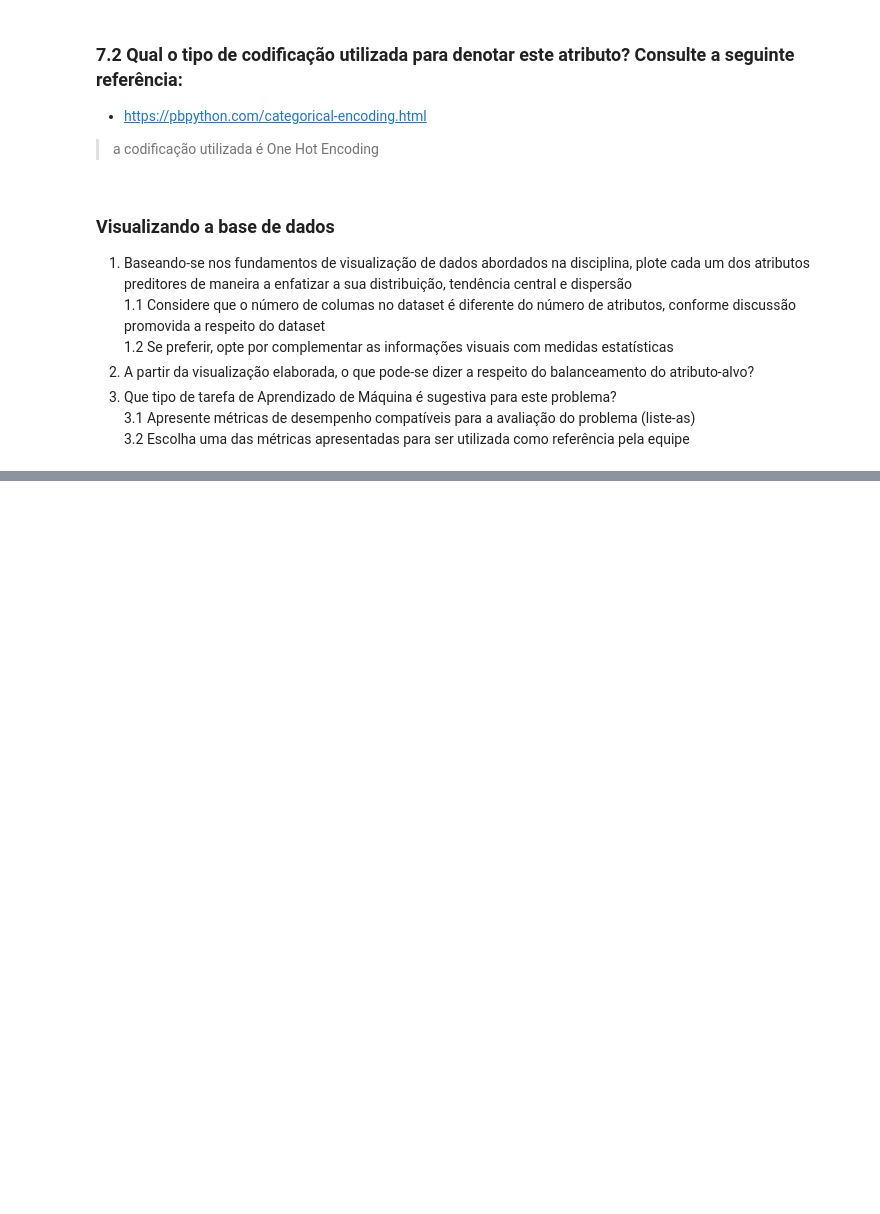
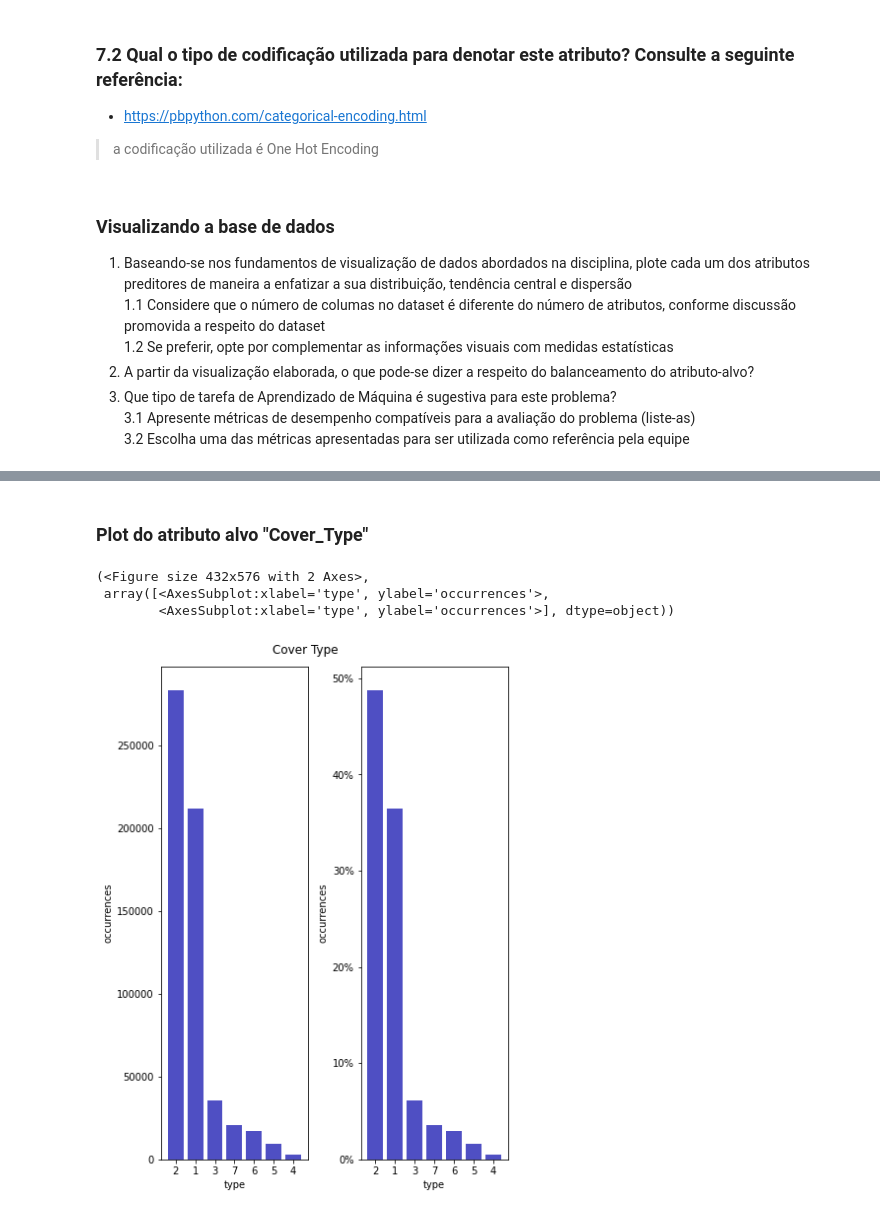
Before and after one commit to delrickOliveira/rna_2021_2.2, a Jupyter notebook: Versions/Delrick/PP2.2.1 - Conhecendo o Conjunto de Dados - Delrick.ipynb, the cells around one changed output, grey strips where cells are left out. Drawn from its saved outputs; the diff is of its cells as text; code cells hidden in the pictures; blank space fills up the shorter version.

```diff
--- a/Versions/Delrick/PP2.2.1 - Conhecendo o Conjunto de Dados - Delrick.ipynb
+++ b/Versions/Delrick/PP2.2.1 - Conhecendo o Conjunto de Dados - Delrick.ipynb
@@ -203,0 +326,22 @@ answer
+# %% [markdown]
+### Plot do atributo alvo "Cover_Type"
+# %%
+series = data["Cover_Type"].value_counts()
+indexes = list(series.index)
+indexes_str = []
+for index in indexes:
+    indexes_str.append(str(index))
+
+value_counts = series.values
+
+bar_df = pd.DataFrame({
+    'type' : indexes_str,
+    'occurrences' : value_counts
+})
+
+plot_categorical_qtd_perc(bar_df, "type", "occurrences", "Cover Type")
+# %% [output]
+(<Figure size 432x576 with 2 Axes>,
+ array([<AxesSubplot:xlabel='type', ylabel='occurrences'>,
+        <AxesSubplot:xlabel='type', ylabel='occurrences'>], dtype=object))
+[figure, added]
```
Also changed, not shown: parts of 12 cells of this notebook.
